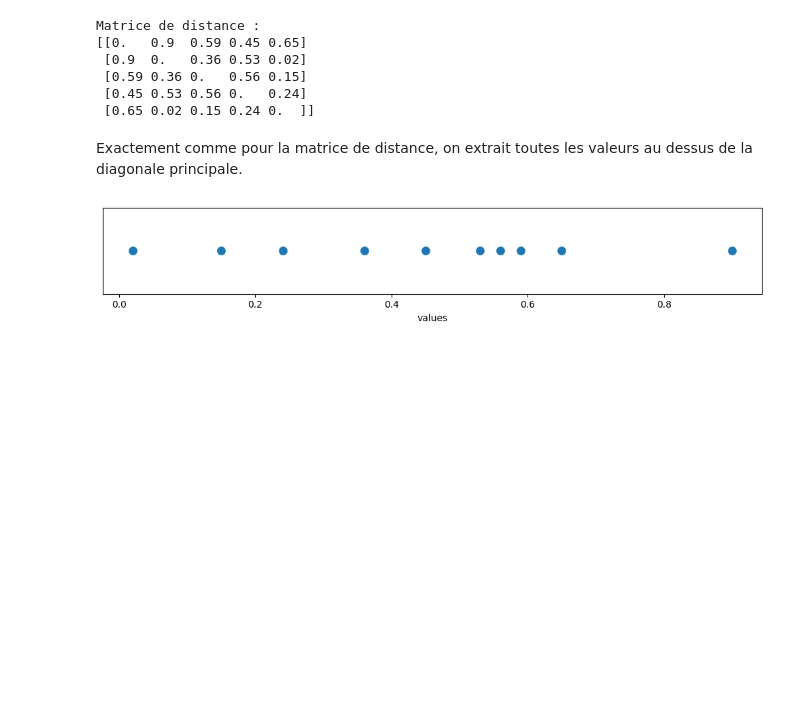
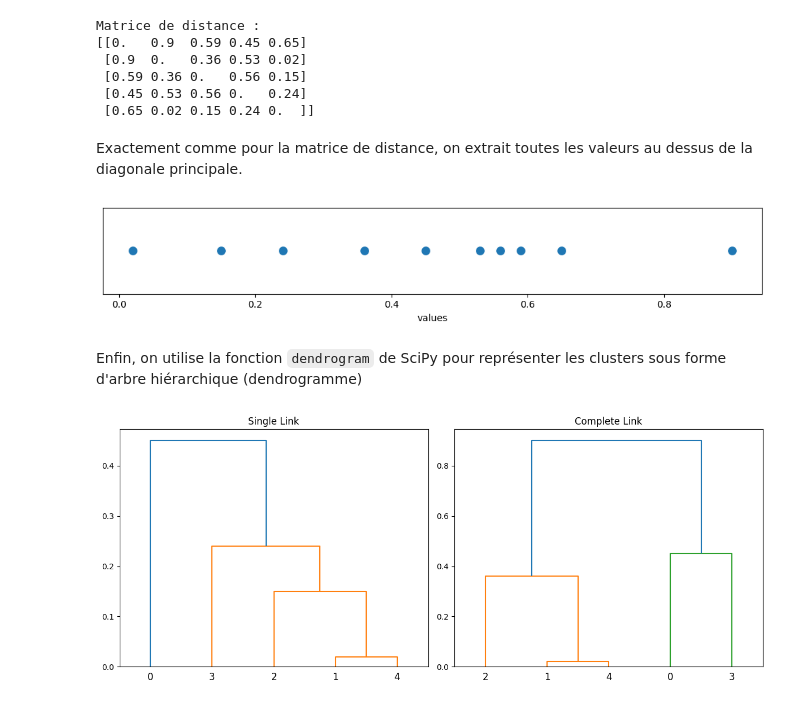
Before and after one commit to ThomInsa/TD_Clustering, a Jupyter notebook: notebooks/II.ipynb, the cells around one changed output. Cells and saved outputs as stored; diff of their text form; code cells hidden in the pictures; blank space fills up the shorter version.

```diff
--- a/notebooks/II.ipynb
+++ b/notebooks/II.ipynb
@@ -98,3 +98,23 @@ df = pd.DataFrame({'values': data})
 plot_points_on_line(df, 'values')
 # %% [output]
 [figure]
+# %%
+single_link = linkage(data, method='single')
+complete_link = linkage(data, method='complete')
+# %% [markdown]
+Enfin, on utilise la fonction `dendrogram` de SciPy pour représenter les clusters sous forme d'arbre hiérarchique (dendrogramme)
+# %%
+plt.figure(figsize=(12, 5))
+
+plt.subplot(1, 2, 1)
+dendrogram(single_link)
+plt.title('Single Link')
+
+plt.subplot(1, 2, 2)
+dendrogram(complete_link)
+plt.title('Complete Link')
+
+plt.tight_layout()
+plt.show()
+# %% [output]
+[figure, added]
```
